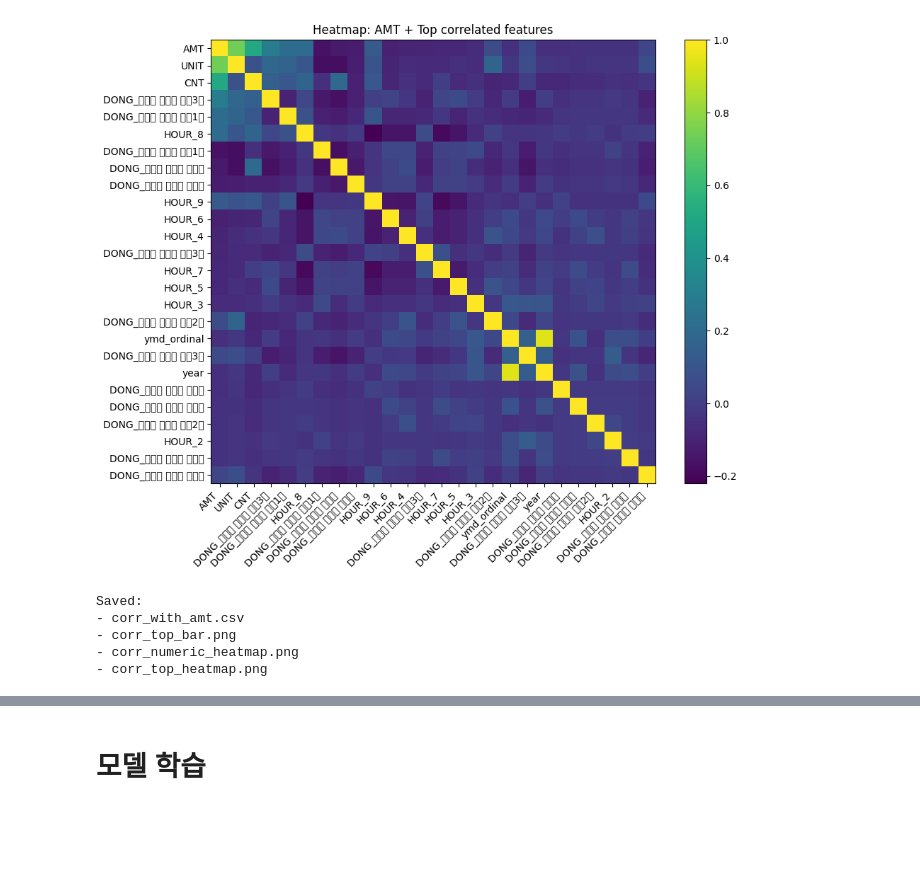
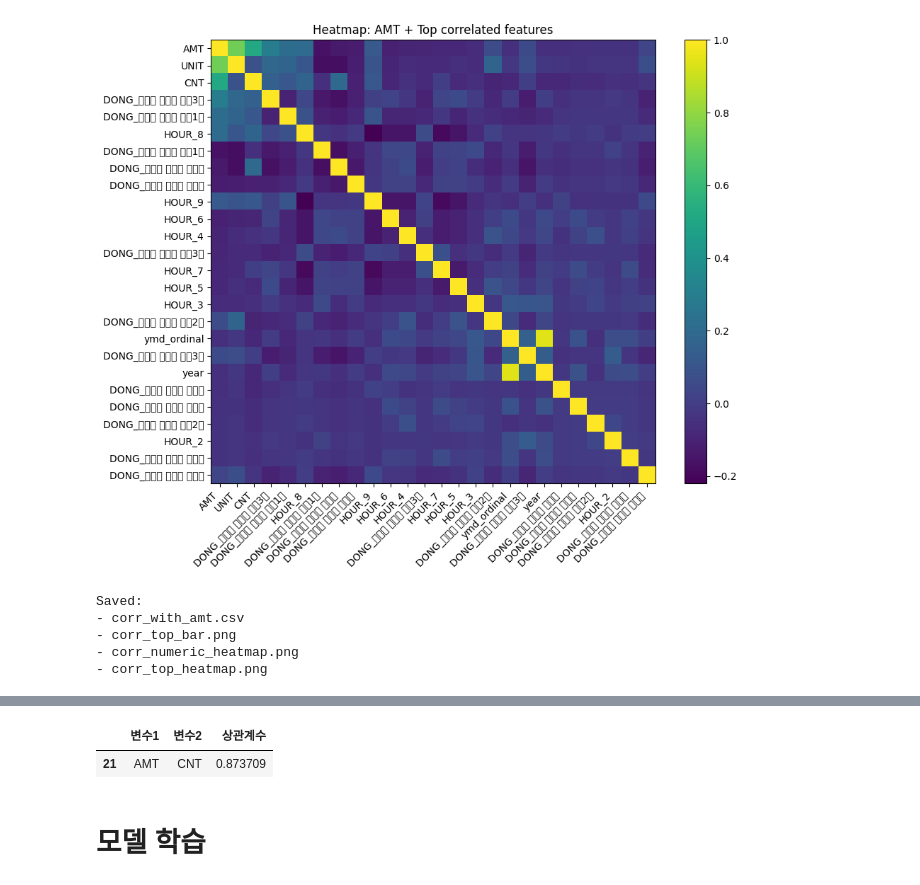
Before and after one commit to Hyo0806/1stProject, a Jupyter notebook: hyo/김효경_ML.ipynb, the cells around one changed output, grey strips where cells are left out. Drawn from its saved outputs; the diff is of its cells as text; code cells hidden in the pictures; blank space fills up the shorter version.

```diff
--- a/hyo/김효경_ML.ipynb
+++ b/hyo/김효경_ML.ipynb
@@ -428,3 +497,26 @@ Saved:
+# %%
+# =========================
+# 5. 높은 상관 변수 쌍 찾기
+# =========================
+threshold = 0.8
+
+high_corr_pairs = (
+    corr.abs()
+        .where(np.triu(np.ones(corr.shape), k=1).astype(bool))
+        .stack()
+        .reset_index()
+)
+
+high_corr_pairs.columns = ["변수1", "변수2", "상관계수"]
+
+high_corr_pairs = high_corr_pairs[
+    high_corr_pairs["상관계수"] >= threshold
+].sort_values("상관계수", ascending=False)
+
+display(high_corr_pairs)
+# %% [output]
+|  | 변수1 | 변수2 | 상관계수 |
+| 21 | AMT | CNT | 0.873709 |
 # %% [markdown]
 # 모델 학습
 # %%
```
Also changed, not shown: parts of 24 cells of this notebook, 6 other files.
